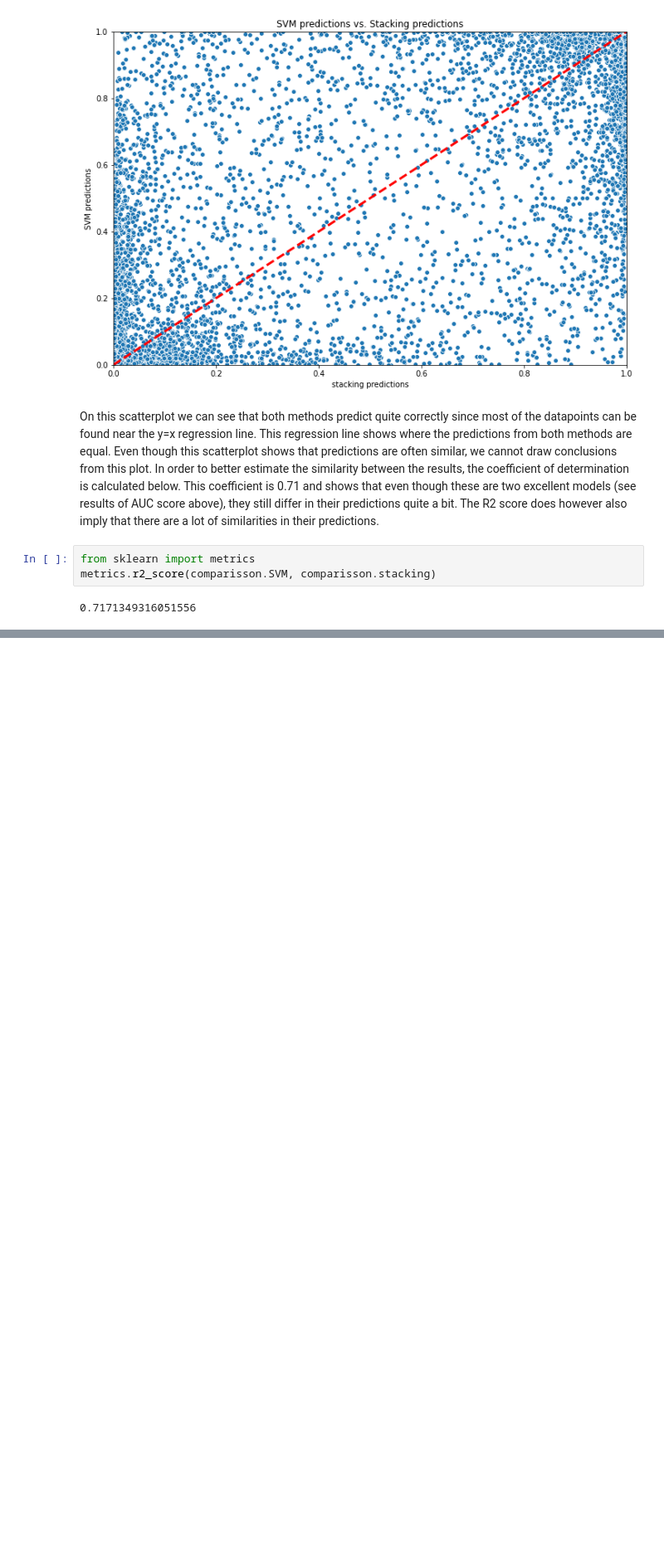
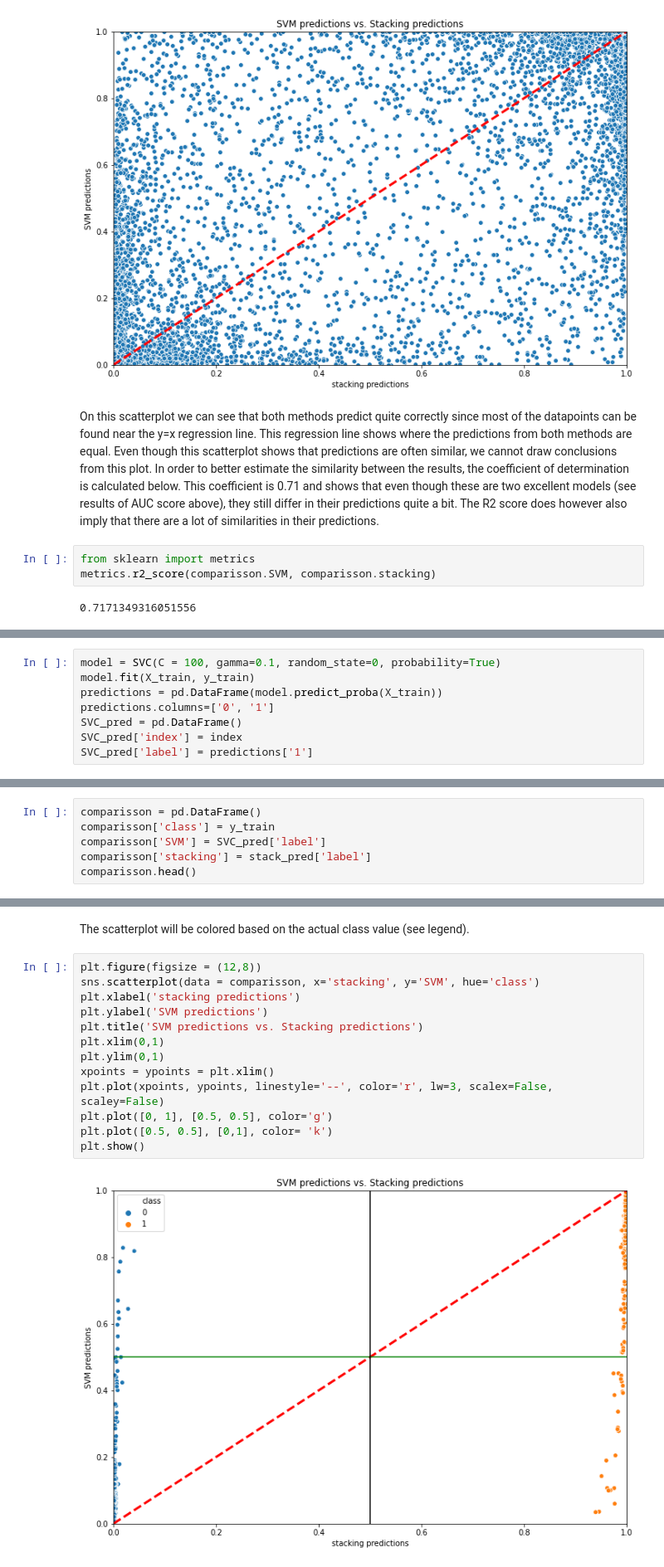
Before and after one commit to killianraes/Machine_Learning_course_UGent_D012554_kaggle, a Jupyter notebook: Presentation.ipynb, the cells around one changed output, grey strips where cells are left out. Shown at 83% size. Saved outputs shown, nothing was run; the diff lists cells and outputs as text; blank space fills up the shorter version.

```diff
--- a/Presentation.ipynb
+++ b/Presentation.ipynb
@@ -499,0 +477,8 @@ metrics.r2_score(comparisson.SVM, comparisson.stacking)
+# %%
+model = SVC(C = 100, gamma=0.1, random_state=0, probability=True)
+model.fit(X_train, y_train)
+predictions = pd.DataFrame(model.predict_proba(X_train))
+predictions.columns=['0', '1']
+SVC_pred = pd.DataFrame()
+SVC_pred['index'] = index
+SVC_pred['label'] = predictions['1']
@@ -499,0 +537,6 @@ metrics.r2_score(comparisson.SVM, comparisson.stacking)
+# %%
+comparisson = pd.DataFrame()
+comparisson['class'] = y_train
+comparisson['SVM'] = SVC_pred['label']
+comparisson['stacking'] = stack_pred['label']
+comparisson.head()
@@ -499,0 +550,17 @@ metrics.r2_score(comparisson.SVM, comparisson.stacking)
+# %% [markdown]
+The scatterplot will be colored based on the actual class value (see legend).
+# %%
+plt.figure(figsize = (12,8))
+sns.scatterplot(data = comparisson, x='stacking', y='SVM', hue='class')
+plt.xlabel('stacking predictions')
+plt.ylabel('SVM predictions')
+plt.title('SVM predictions vs. Stacking predictions')
+plt.xlim(0,1)
+plt.ylim(0,1)
+xpoints = ypoints = plt.xlim()
+plt.plot(xpoints, ypoints, linestyle='--', color='r', lw=3, scalex=False, scaley=False)
+plt.plot([0, 1], [0.5, 0.5], color='g')
+plt.plot([0.5, 0.5], [0,1], color= 'k')
+plt.show()
+# %% [output]
+[figure, added]
```
Also changed, not shown: parts of 11 cells of this notebook.
